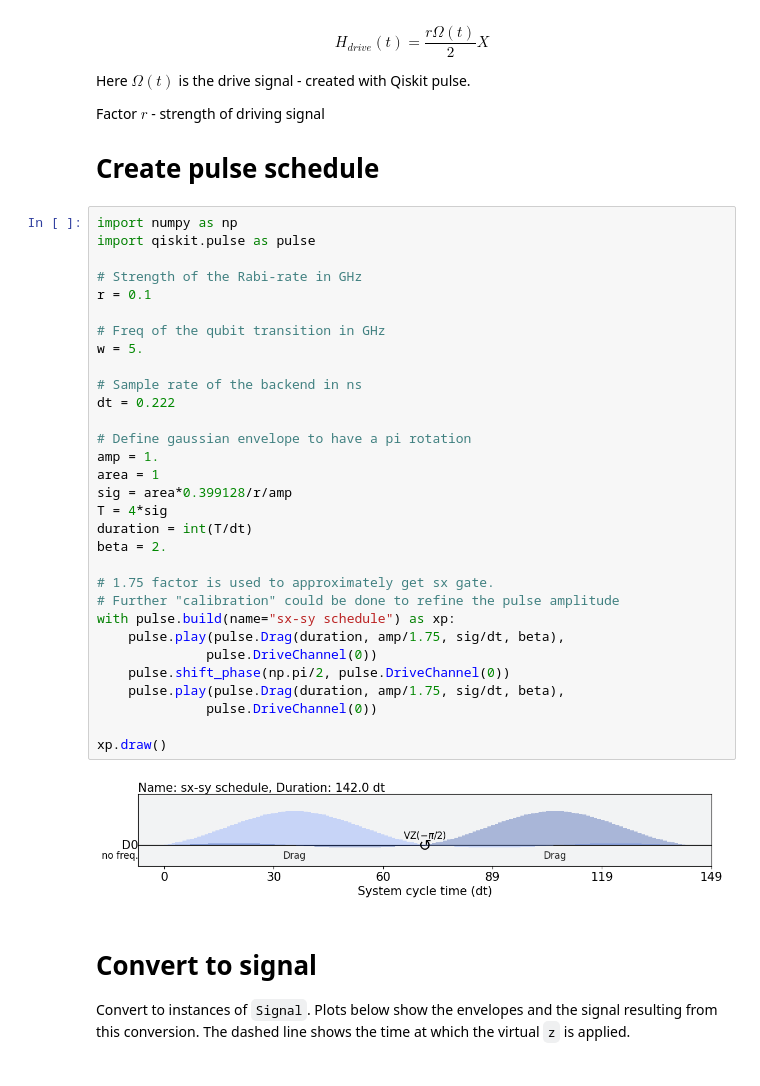
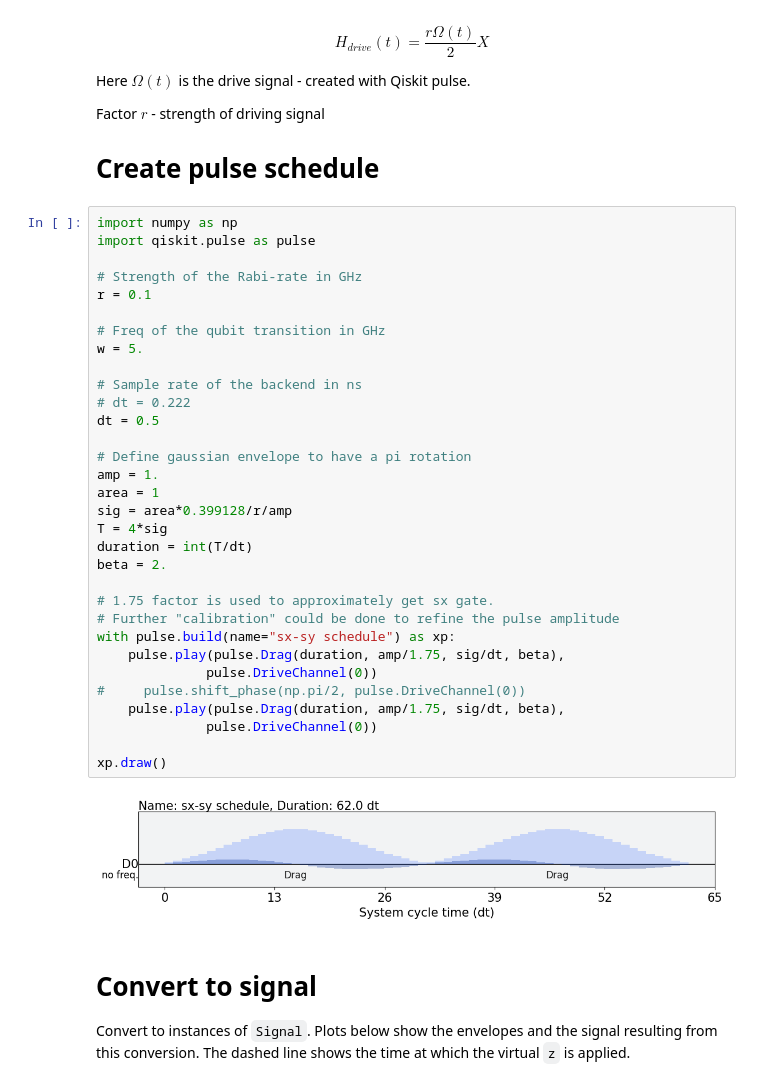
Before and after one commit to leandergrech/qvaqt, a Jupyter notebook: Qiskit_Pulse_Tuorial.ipynb, the cells around one changed output. Saved outputs shown, nothing was run; the diff lists cells and outputs as text.

```diff
--- a/Qiskit_Pulse_Tuorial.ipynb
+++ b/Qiskit_Pulse_Tuorial.ipynb
@@ -12,36 +12,37 @@ Factor $r$ - strength of driving signal
 # %%
 import numpy as np
 import qiskit.pulse as pulse
 
 # Strength of the Rabi-rate in GHz
 r = 0.1
 
 # Freq of the qubit transition in GHz
 w = 5.
 
 # Sample rate of the backend in ns
-dt = 0.222
+# dt = 0.222
+dt = 0.5
 
 # Define gaussian envelope to have a pi rotation
 amp = 1.
 area = 1
 sig = area*0.399128/r/amp
 T = 4*sig
 duration = int(T/dt)
 beta = 2.
 
 # 1.75 factor is used to approximately get sx gate.
 # Further "calibration" could be done to refine the pulse amplitude
 with pulse.build(name="sx-sy schedule") as xp:
     pulse.play(pulse.Drag(duration, amp/1.75, sig/dt, beta),
               pulse.DriveChannel(0))
-    pulse.shift_phase(np.pi/2, pulse.DriveChannel(0))
+#     pulse.shift_phase(np.pi/2, pulse.DriveChannel(0))
     pulse.play(pulse.Drag(duration, amp/1.75, sig/dt, beta),
               pulse.DriveChannel(0))
 
 xp.draw()
 # %% [output]
-[figure, old version]
+[figure, new version]
 # %% [markdown]
 # Convert to signal
 
```
Also changed, not shown: parts of 4 cells of this notebook, 2 other files.
